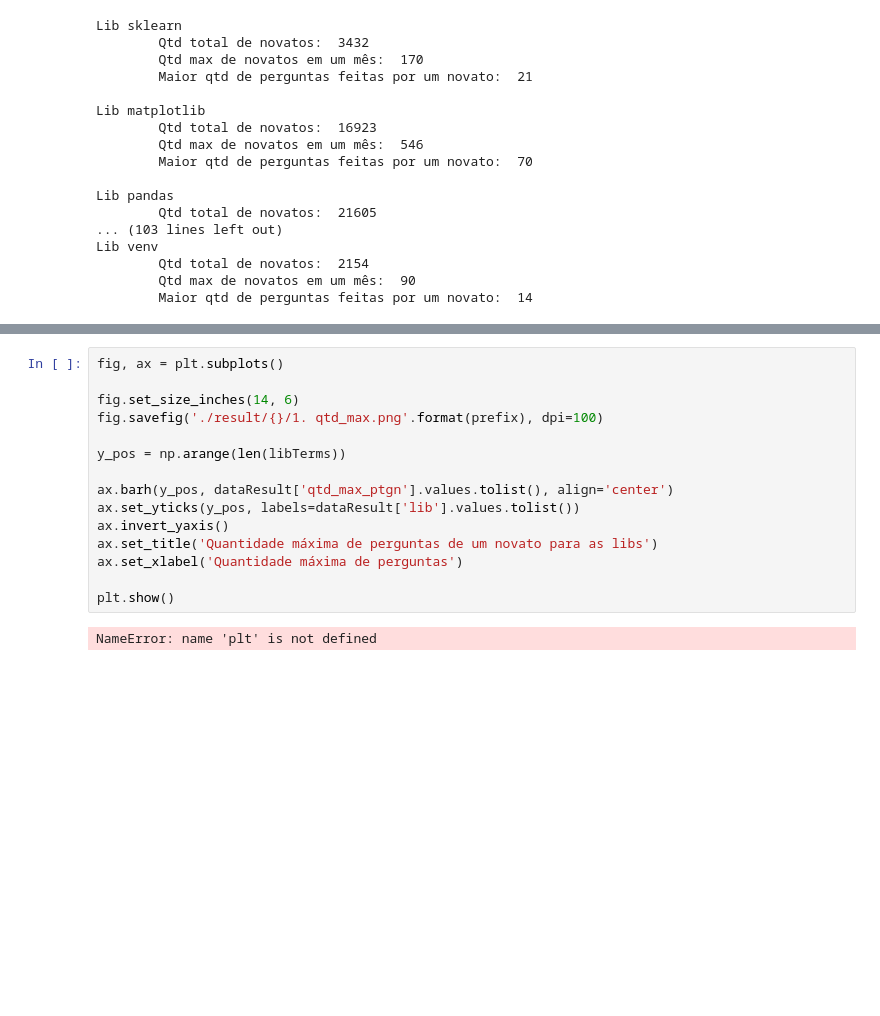
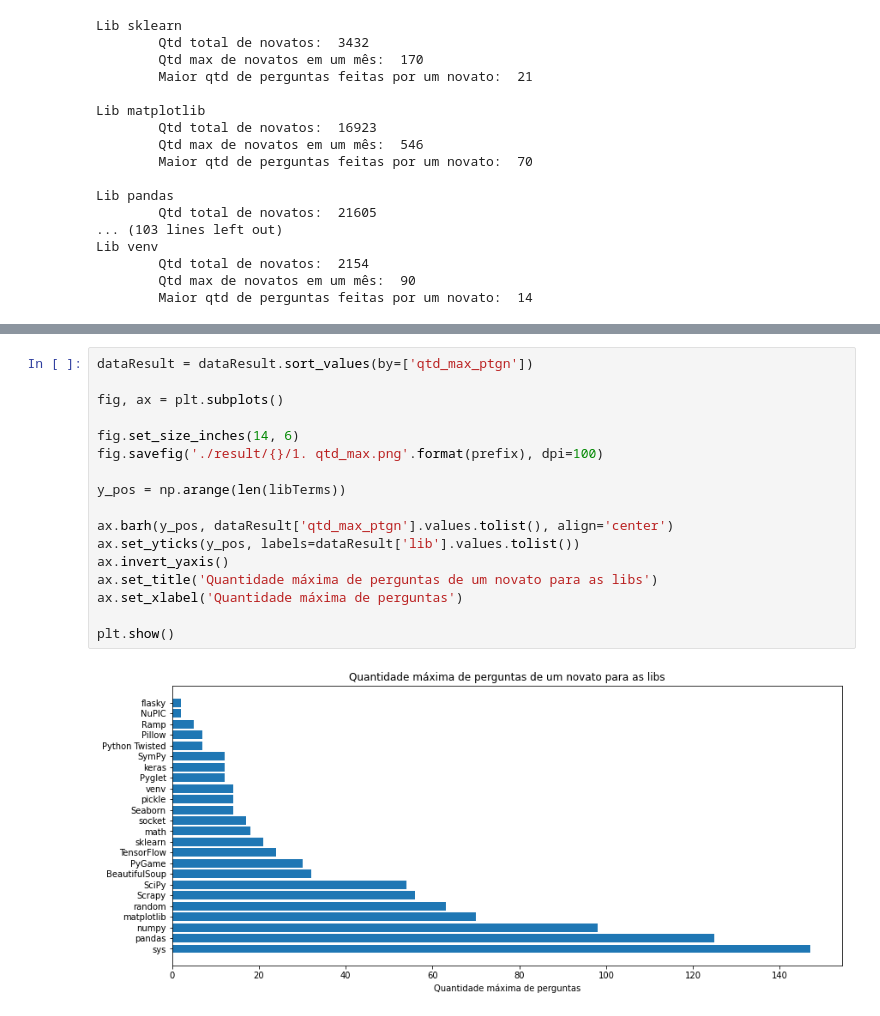
Before and after one commit to JuanFSR/EngenhariaEmpirica, a Jupyter notebook: mineracao_python.ipynb, the cells around one changed output, grey strips where cells are left out. Drawn from its saved outputs; the diff is of its cells as text; blank space fills up the shorter version.

```diff
--- a/mineracao_python.ipynb
+++ b/mineracao_python.ipynb
@@ -258,18 +258,20 @@ dataResult
 # %%
+dataResult = dataResult.sort_values(by=['qtd_max_ptgn'])
+
 fig, ax = plt.subplots()
 
 fig.set_size_inches(14, 6)
 fig.savefig('./result/{}/1. qtd_max.png'.format(prefix), dpi=100)
 
 y_pos = np.arange(len(libTerms))
 
 ax.barh(y_pos, dataResult['qtd_max_ptgn'].values.tolist(), align='center')
 ax.set_yticks(y_pos, labels=dataResult['lib'].values.tolist())
 ax.invert_yaxis()
 ax.set_title('Quantidade máxima de perguntas de um novato para as libs')
 ax.set_xlabel('Quantidade máxima de perguntas')
 
 plt.show()
 # %% [output]
-NameError: name 'plt' is not defined
+[figure, added]
 # %%
```
Also changed, not shown: parts of 2 cells of this notebook.
